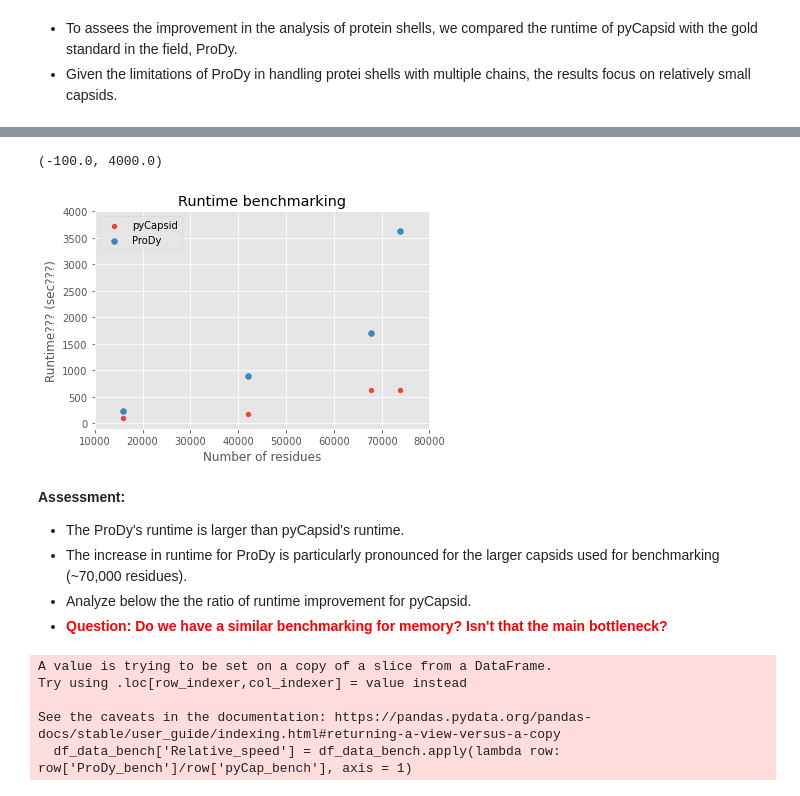
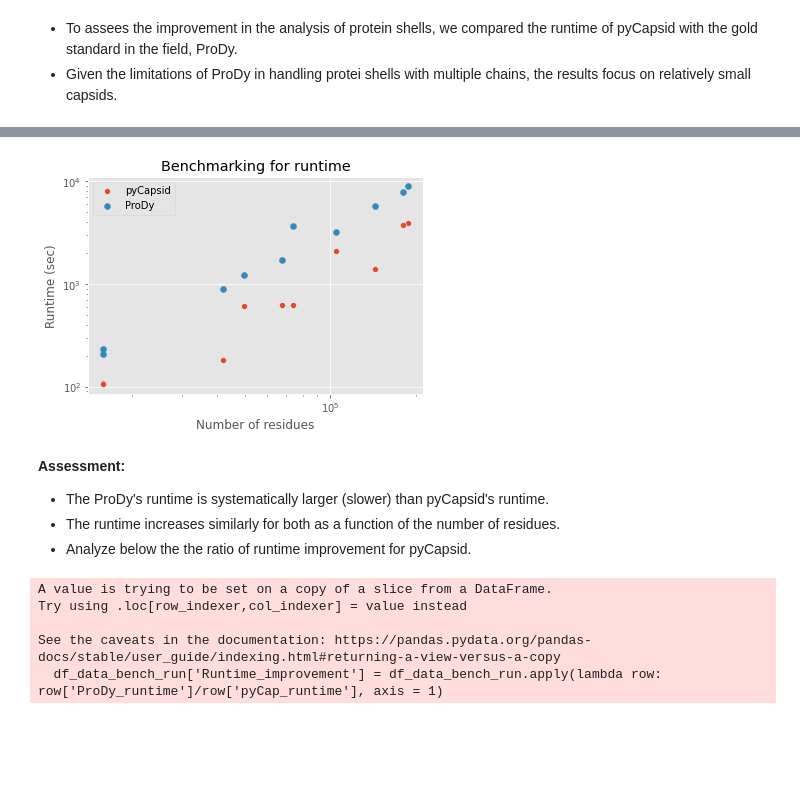
Before and after one commit to luquelab/pyCapsid, a Jupyter notebook: results/performance/pyCapsid_performance_analysis.ipynb, the cells around one changed output, grey strips where cells are left out. Cells and saved outputs as stored; diff of their text form; code cells hidden in the pictures; blank space fills up the shorter version.

Commit message:
Update files after extending benchmark with ProDy

```diff
--- a/results/performance/pyCapsid_performance_analysis.ipynb
+++ b/results/performance/pyCapsid_performance_analysis.ipynb
@@ -415,5 +459,7 @@ plt.ylim(0,1)
 # %%
-# Capsids used in the benchmarking analysis
-df_data_bench = df_data[df_data['pyCap_bench'].notnull()]
-df_data_bench
+# Capsids used in the runtime benchmarking
+df_data_bench_run = df_data[df_data['pyCap_runtime'].notna()]
+#df_data_bench_run
+print(df_data_bench_run.index)
+print(len(df_data_bench_run))
 # %% [output]
@@ -427,32 +470,30 @@ df_data_bench
 # %%
 # Plot benchmarking as a function of the number of residues
-sns.scatterplot(data = df_data_bench, x = 'Residues', y ='pyCap_bench')
-plt.scatter(x = df_data['Residues'], y = df_data['ProDy_bench'])
-plt.title('Runtime benchmarking')
+sns.scatterplot(data = df_data_bench_run, x = 'Residues', y ='pyCap_runtime')
+plt.scatter(x = df_data_bench_run['Residues'], y = df_data_bench_run['ProDy_runtime'])
+plt.title('Benchmarking for runtime')
 plt.xlabel('Number of residues')
-plt.ylabel('Runtime??? (sec???)')
+plt.ylabel('Runtime (sec)')
 plt.legend(['pyCapsid','ProDy'])
-#plt.yscale('log')
-#plt.xscale('log')
-plt.xlim(10000,80000)
-plt.ylim(-100,4000)
+plt.yscale('log')
+plt.xscale('log')
+#plt.xlim(10000,80000)
+#plt.ylim(-100,4000)
 # %% [output]
-(-100.0, 4000.0)
-[figure, old version]
+[figure, new version]
 # %% [markdown]
 **Assessment:**
-+ The ProDy's runtime is larger than pyCapsid's runtime.
-+ The increase in runtime for ProDy is particularly pronounced for the larger capsids used for benchmarking (~70,000 residues).
++ The ProDy's runtime is systematically larger (slower) than pyCapsid's runtime.
++ The runtime increases similarly for both as a function of the number of residues.
 + Analyze below the the ratio of runtime improvement for pyCapsid.
-+ <span style = "color: red"> **Question: Do we have a similar benchmarking for memory? Isn't that the main bottleneck?** </span>
 # %%
 # Obtain runtime improvement
 # Defined as runtime_Prody/runtime_pyCapsid = how much slower is ProDy = how much faster is pyCapsid
-df_data_bench['Relative_speed'] = df_data_bench.apply(lambda row: row['ProDy_bench']/row['pyCap_bench'], axis = 1)
+df_data_bench_run['Runtime_improvement'] = df_data_bench_run.apply(lambda row: row['ProDy_runtime']/row['pyCap_runtime'], axis = 1)
 # %% [output]
 A value is trying to be set on a copy of a slice from a DataFrame.
 Try using .loc[row_indexer,col_indexer] = value instead
 
 See the caveats in the documentation: https://pandas.pydata.org/pandas-docs/stable/user_guide/indexing.html#returning-a-view-versus-a-copy
-  df_data_bench['Relative_speed'] = df_data_bench.apply(lambda row: row['ProDy_bench']/row['pyCap_bench'], axis = 1)
+  df_data_bench_run['Runtime_improvement'] = df_data_bench_run.apply(lambda row: row['ProDy_runtime']/row['pyCap_runtime'], axis = 1)
 # %%
```
Also changed, not shown: parts of 34 cells of this notebook, 4 other files.
